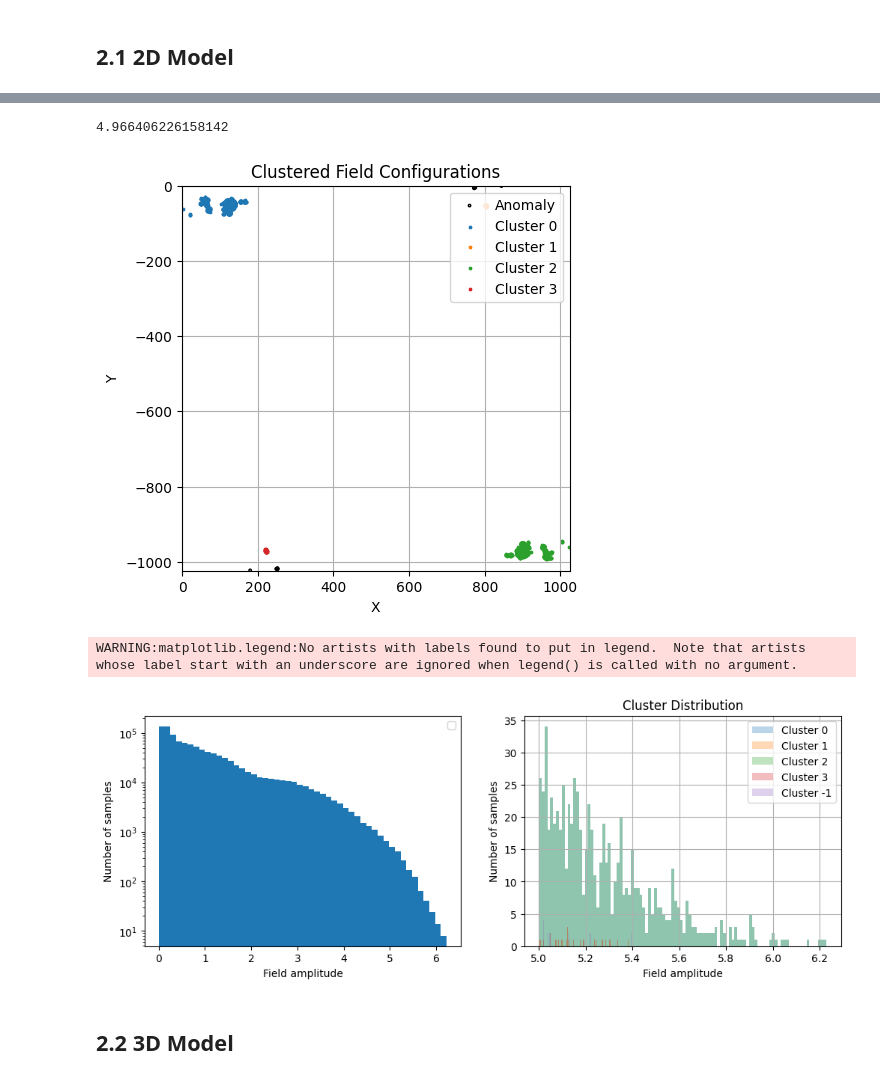
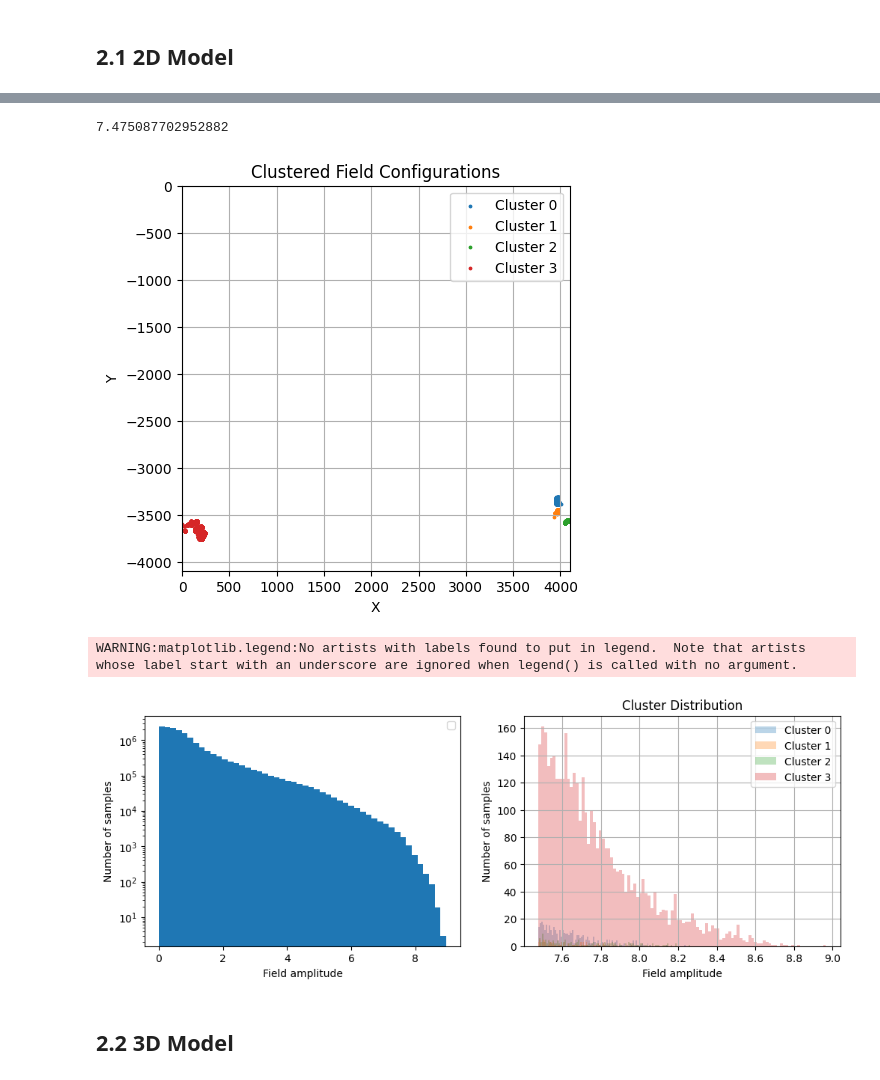
Before and after one commit to khchoi-physik/pbh_simulations, a Jupyter notebook: GRF_v3.ipynb, the cells around one changed output, grey strips where cells are left out. Drawn from its saved outputs; the diff is of its cells as text; code cells hidden in the pictures.

```diff
--- a/GRF_v3.ipynb
+++ b/GRF_v3.ipynb
@@ -681,7 +658,7 @@ decay_rate = 1
 
 #  Run 2D Model (CPU) [Inactive]
 #grf = gaussian_random_field_2d(mean,std_dev, pixel, amplitude, k_power) # gaussian white noise
-grf = grf_2d_32f(mean,std_dev, pixel, amplitude, k_power) # gaussian white noise
+grf = grf_2d(mean,std_dev, pixel, amplitude, k_power) # gaussian white noise
 
 # Run 2D Model with chunking
 #grfc, white_noise = overlap_chunking_gaussian_random_field_2d(gaussian_white_noise(pixel,mean,std_dev), pixel, amplitude, k_power, chunk_size, overlap_size) # gaussian white noise
@@ -712,20 +689,18 @@ plot_exprf_2d(exprf, ratio=0.9, min_val=0, max_val= 1 ) # Exponentially distorte
 # %%
 all_points = exprf.flatten()
 exprf_std = np.std(all_points)
-cutoff = exprf_std*5
-print(cutoff)
+sigma_cutoff = np.mean(all_points)+ exprf_std*6
+print(sigma_cutoff)
+# %% [output]
+7.475087702952882
-# %%
-print(cutoff)
-# %% [output]
-4.966406226158142
 # %%
 # @title Cluster distances and positions
 
-dbscan_cluster_data, mask, position_array = DB_SCAN(exprf, eps=50, min_samples=20, cutoff= 5)
+dbscan_cluster_data, mask, position_array = DB_SCAN(exprf, eps=50, min_samples=10, cutoff= sigma_cutoff)
 cluster_distances(dbscan_cluster_data.labels_, position_array);
 #plt.imshow(mask, cmap='binary')
 # %% [output]
-[figure, old version]
+[figure, new version]
 # %%
 # @title Cluster fields values distribution
 
@@ -742,7 +717,7 @@ plt.subplot(122)
 all_cluster_position = cluster_distribution(exprf, dbscan_cluster_data.labels_, position_array )
 # %% [output]
 WARNING:matplotlib.legend:No artists with labels found to put in legend.  Note that artists whose label start with an underscore are ignored when legend() is called with no argument.
-[figure, old version]
+[figure, new version]
 # %%
 # @title Noise samples (Inactive)
 # Plot the white noise grid as a grayscale image
```
Also changed, not shown: parts of 8 cells of this notebook.
